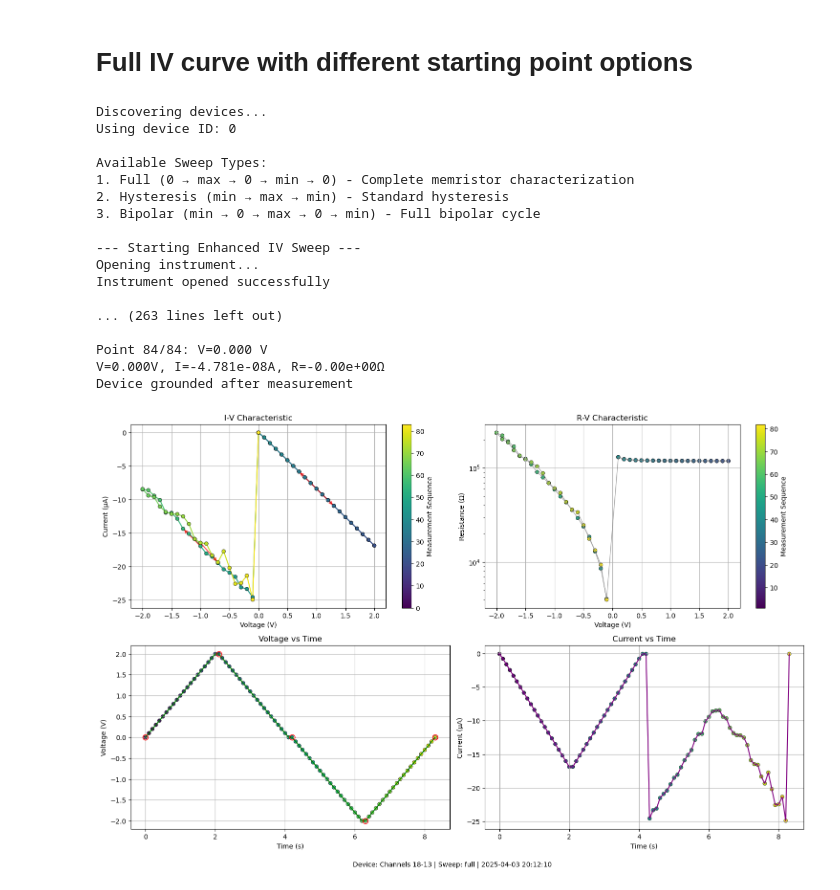
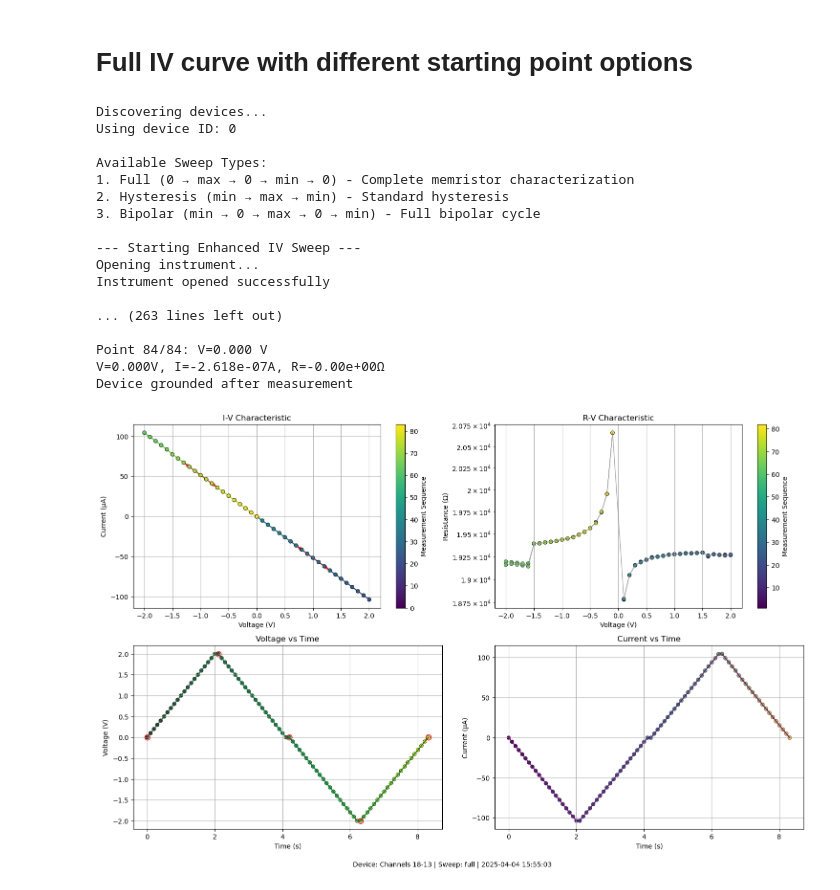
Before and after one commit to renjeff/Arc2, a Jupyter notebook: newIV.ipynb, the cells around one changed output. Saved outputs shown, nothing was run; the diff lists cells and outputs as text; code cells hidden in the pictures.

Commit message:
commit proper plots

```diff
--- a/newIV.ipynb
+++ b/newIV.ipynb
@@ -60,7 +60,7 @@ def detailed_device_check(arc2, low_chan, high_chan):
 def memristor_iv_sweep(device_id, firmware_path, low_chan, high_chan, voltage_range=(-2.0, 2.0), steps=21,
                    sweep_type='full', reset_voltage=None, compliance_current=1e-3, debug=False):
     """
-    Perform a comprehensive IV sweep with proper memristor characterization
+    Perform a IV sweep with memristor characterization
 
     Parameters:
     -----------
@@ -524,32 +524,32 @@ def main():
             # Ask about data export
             export_choice = input("Export measurement data to H5? (y/n) [default=y]: ").strip().lower()
             if export_choice != 'n':
                 export_data_h5(results) #Use the H5 export function.
         else:
             print("No valid data to analyze")
 
     except Exception as e:
         print(f"Unexpected error in main: {e}")
         print(traceback.format_exc())
 
 if __name__ == '__main__':
     main()
 # %% [output]
 Discovering devices...
 Using device ID: 0
 
 Available Sweep Types:
 1. Full (0 → max → 0 → min → 0) - Complete memristor characterization
 2. Hysteresis (min → max → min) - Standard hysteresis
 3. Bipolar (min → 0 → max → 0 → min) - Full bipolar cycle
 
 --- Starting Enhanced IV Sweep ---
 Opening instrument...
 Instrument opened successfully
 
 ... (263 lines left out)
 
 Point 84/84: V=0.000 V
-V=0.000V, I=-4.781e-08A, R=-0.00e+00Ω
+V=0.000V, I=-2.618e-07A, R=-0.00e+00Ω
 Device grounded after measurement
-[figure, old version]
+[figure, new version]
```
Also changed, not shown: parts of 1 cell of this notebook.
